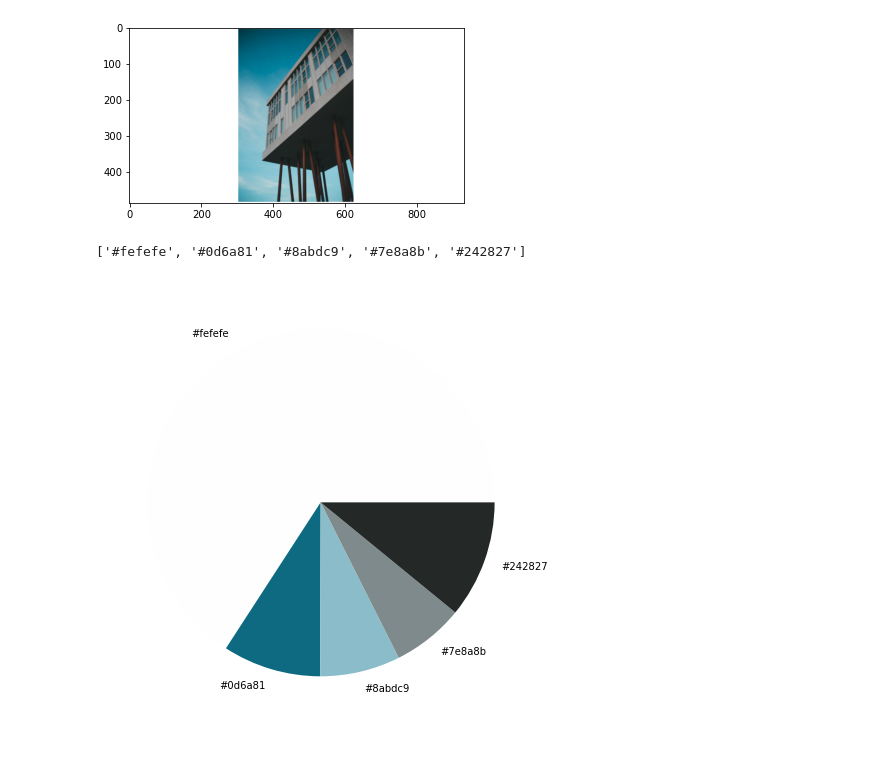
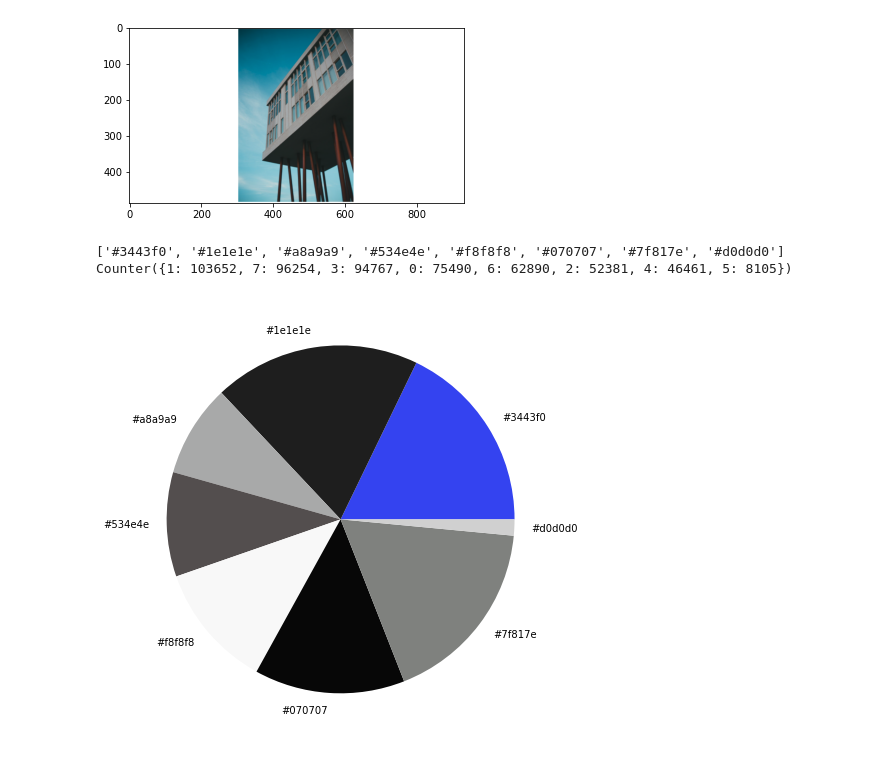
Before and after one commit to maggiejakus/Codecademy, a Jupyter notebook: G and H Color Analysis/Color Analyzer.ipynb, the cells around one changed output. Drawn from its saved outputs; the diff is of its cells as text; code cells hidden in the pictures.

Commit message:
pie chart with no white

```diff
--- a/G and H Color Analysis/Color Analyzer.ipynb
+++ b/G and H Color Analysis/Color Analyzer.ipynb
@@ -38,8 +38,8 @@ def prep_image(raw_img):
 # pass colors into rgb_to_hex
 # visualize the result
 
-def color_analysis(img):
-    clf = KMeans(n_clusters = 5) #may want to change depending on resolution desired
+def color_analysis(img, clusters):
+    clf = KMeans(n_clusters = clusters) #may want to change depending on resolution desired
     color_labels = clf.fit_predict(img)
     center_colors = clf.cluster_centers_
     counts = Counter(color_labels)
@@ -49,9 +49,11 @@ def color_analysis(img):
     plt.pie(counts.values(), labels = hex_colors, colors = hex_colors)
     plt.savefig("color_analysis_report.png")
     print(hex_colors)
+    print(counts)
 # %%
 modified_image = prep_image(image)
-color_analysis(modified_image)
+color_analysis(modified_image, clusters = 8)
 # %% [output]
-['#fefefe', '#0d6a81', '#8abdc9', '#7e8a8b', '#242827']
+['#3443f0', '#1e1e1e', '#a8a9a9', '#534e4e', '#f8f8f8', '#070707', '#7f817e', '#d0d0d0']
+Counter({1: 103652, 7: 96254, 3: 94767, 0: 75490, 6: 62890, 2: 52381, 4: 46461, 5: 8105})
-[figure, old version]
+[figure, new version]
```
Also changed, not shown: parts of 11 cells of this notebook, 18 other files.
